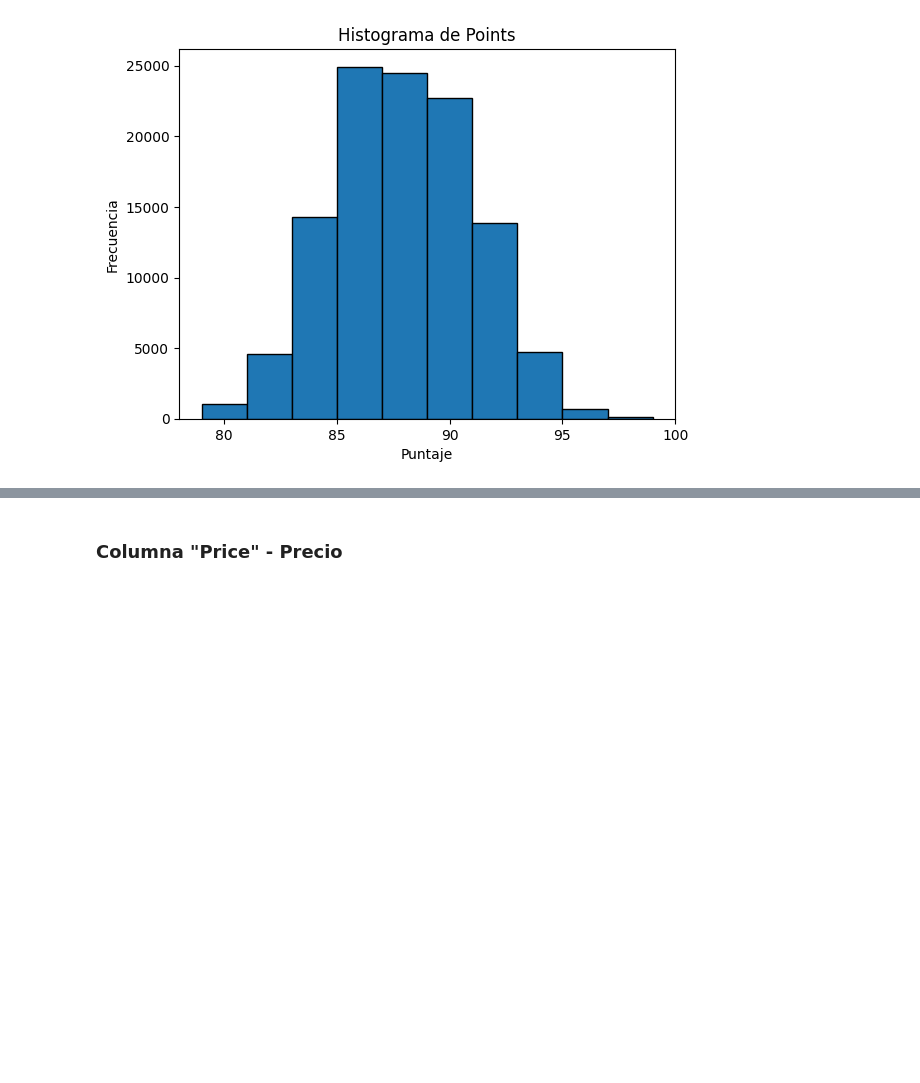
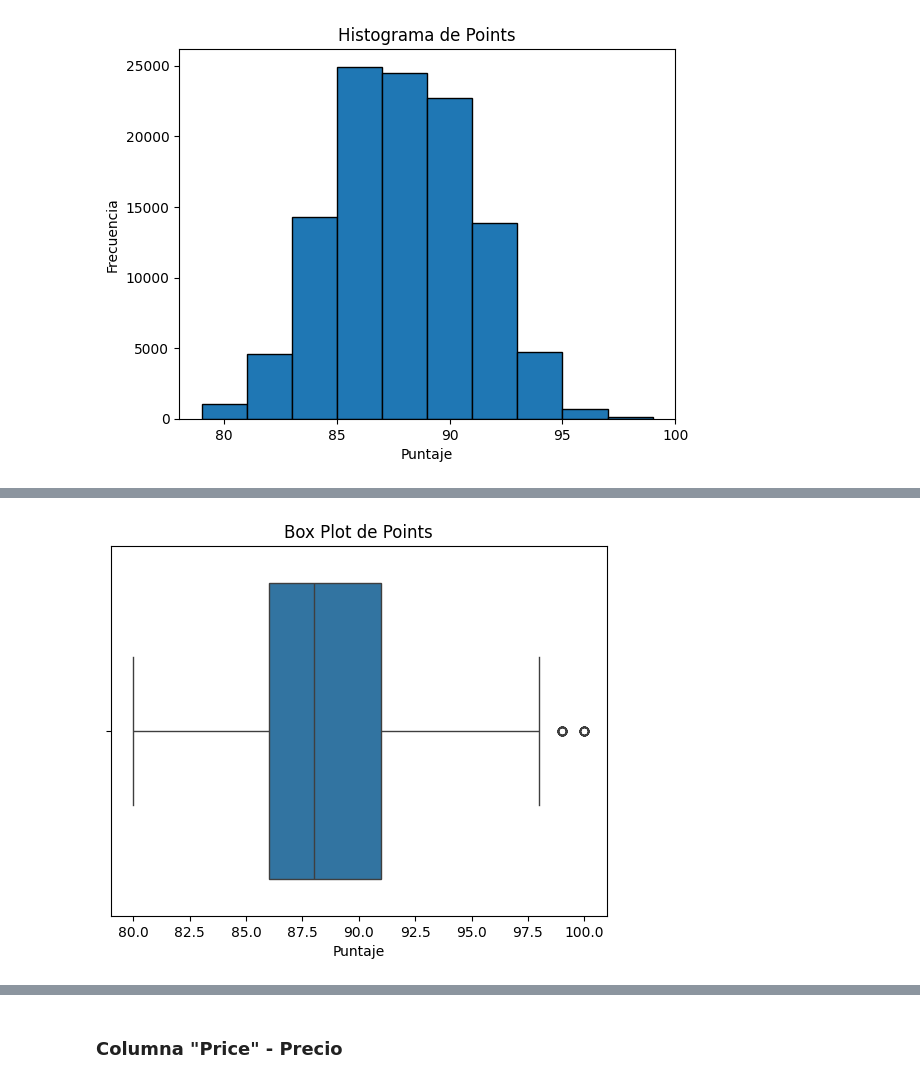
Before and after one commit to GustavMartinez/eda_python, a Jupyter notebook: 002_wine_products/step_2_eda.ipynb, the cells around one changed output, grey strips where cells are left out. Cells and saved outputs as stored; diff of their text form; code cells hidden in the pictures; blank space fills up the shorter version.

```diff
--- a/002_wine_products/step_2_eda.ipynb
+++ b/002_wine_products/step_2_eda.ipynb
@@ -250,0 +264,10 @@ plt.show()
+# %%
+# Box plot
+sns.boxplot(x=dataset['points'])
+
+plt.title('Box Plot de Points')
+plt.xlabel('Puntaje')
+
+plt.show()
+# %% [output]
+[figure, added]
```
Also changed, not shown: parts of 2 cells of this notebook.
